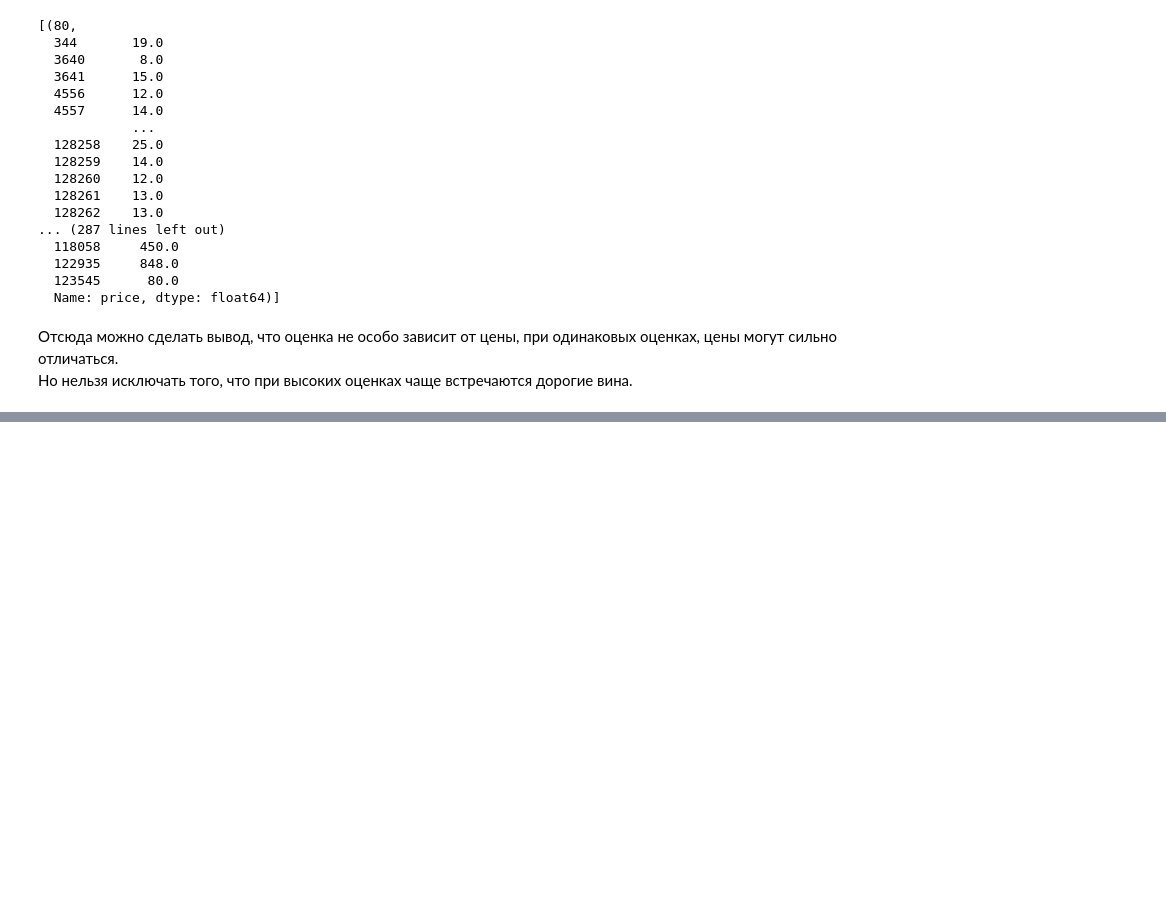
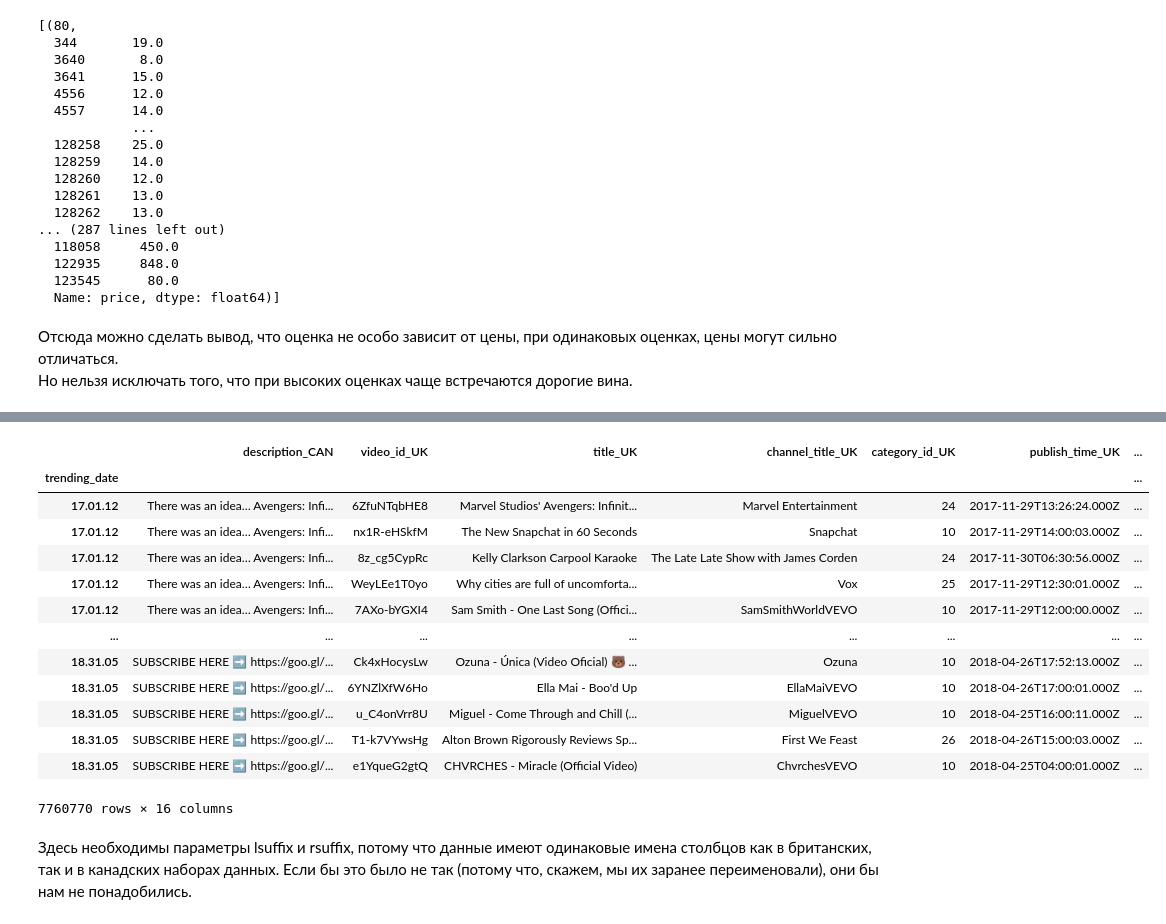
Before and after one commit to 1mmo/data-analysis-handbook, a Jupyter notebook: handbook/Working with data/Pandas.ipynb, the cells around one changed output, grey strips where cells are left out. Cells and saved outputs as stored; diff of their text form; code cells hidden in the pictures; blank space fills up the shorter version.

```diff
--- a/handbook/Working with data/Pandas.ipynb
+++ b/handbook/Working with data/Pandas.ipynb
@@ -1401,0 +1500,22 @@ Name: taster_twitter_handle, Length: 129971, dtype: object
+# %%
+left = canadian_youtube.set_index(['trending_date'])
+right = british_youtube.set_index(['trending_date'])
+# %%
+left.join(right, lsuffix='_CAN', rsuffix='_UK').iloc[0:, 14:]
+# %% [output]
+|  | description_CAN | video_id_UK | title_UK | channel_title_UK | category_id_UK | publish_time_UK | ... |
+| trending_date |  |  |  |  |  |  | ... |
+| 17.01.12 | There was an idea… Avengers: Infi... | 6ZfuNTqbHE8 | Marvel Studios' Avengers: Infinit... | Marvel Entertainment | 24 | 2017-11-29T13:26:24.000Z | ... |
+| 17.01.12 | There was an idea… Avengers: Infi... | nx1R-eHSkfM | The New Snapchat in 60 Seconds | Snapchat | 10 | 2017-11-29T14:00:03.000Z | ... |
+| 17.01.12 | There was an idea… Avengers: Infi... | 8z_cg5CypRc | Kelly Clarkson Carpool Karaoke | The Late Late Show with James Corden | 24 | 2017-11-30T06:30:56.000Z | ... |
+| 17.01.12 | There was an idea… Avengers: Infi... | WeyLEe1T0yo | Why cities are full of uncomforta... | Vox | 25 | 2017-11-29T12:30:01.000Z | ... |
+| 17.01.12 | There was an idea… Avengers: Infi... | 7AXo-bYGXI4 | Sam Smith - One Last Song (Offici... | SamSmithWorldVEVO | 10 | 2017-11-29T12:00:00.000Z | ... |
+| ... | ... | ... | ... | ... | ... | ... | ... |
+| 18.31.05 | SUBSCRIBE HERE ➡️ https://goo.gl/... | Ck4xHocysLw | Ozuna - Única (Video Oficial) 🐻 ... | Ozuna | 10 | 2018-04-26T17:52:13.000Z | ... |
+| 18.31.05 | SUBSCRIBE HERE ➡️ https://goo.gl/... | 6YNZlXfW6Ho | Ella Mai - Boo'd Up | EllaMaiVEVO | 10 | 2018-04-26T17:00:01.000Z | ... |
+| 18.31.05 | SUBSCRIBE HERE ➡️ https://goo.gl/... | u_C4onVrr8U | Miguel - Come Through and Chill (... | MiguelVEVO | 10 | 2018-04-25T16:00:11.000Z | ... |
+| 18.31.05 | SUBSCRIBE HERE ➡️ https://goo.gl/... | T1-k7VYwsHg | Alton Brown Rigorously Reviews Sp... | First We Feast | 26 | 2018-04-26T15:00:03.000Z | ... |
+| 18.31.05 | SUBSCRIBE HERE ➡️ https://goo.gl/... | e1YqueG2gtQ | CHVRCHES - Miracle (Official Video) | ChvrchesVEVO | 10 | 2018-04-25T04:00:01.000Z | ... |
+7760770 rows × 16 columns
+# %% [markdown]
+Здесь необходимы параметры lsuffix и rsuffix, потому что данные имеют одинаковые имена столбцов как в британских, так и в канадских наборах данных. Если бы это было не так (потому что, скажем, мы их заранее переименовали), они бы нам не понадобились.
```
Also changed, not shown: parts of 95 cells of this notebook, 2 other files.
